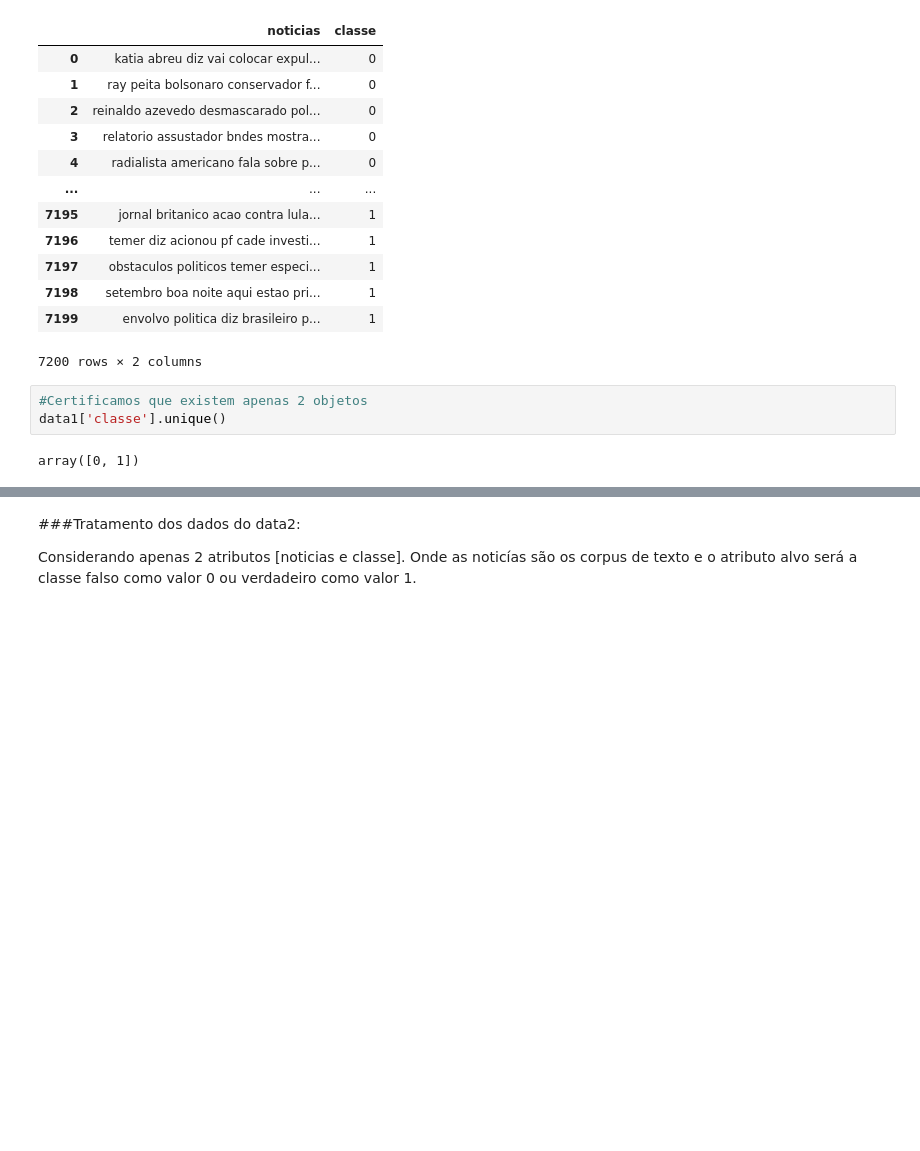
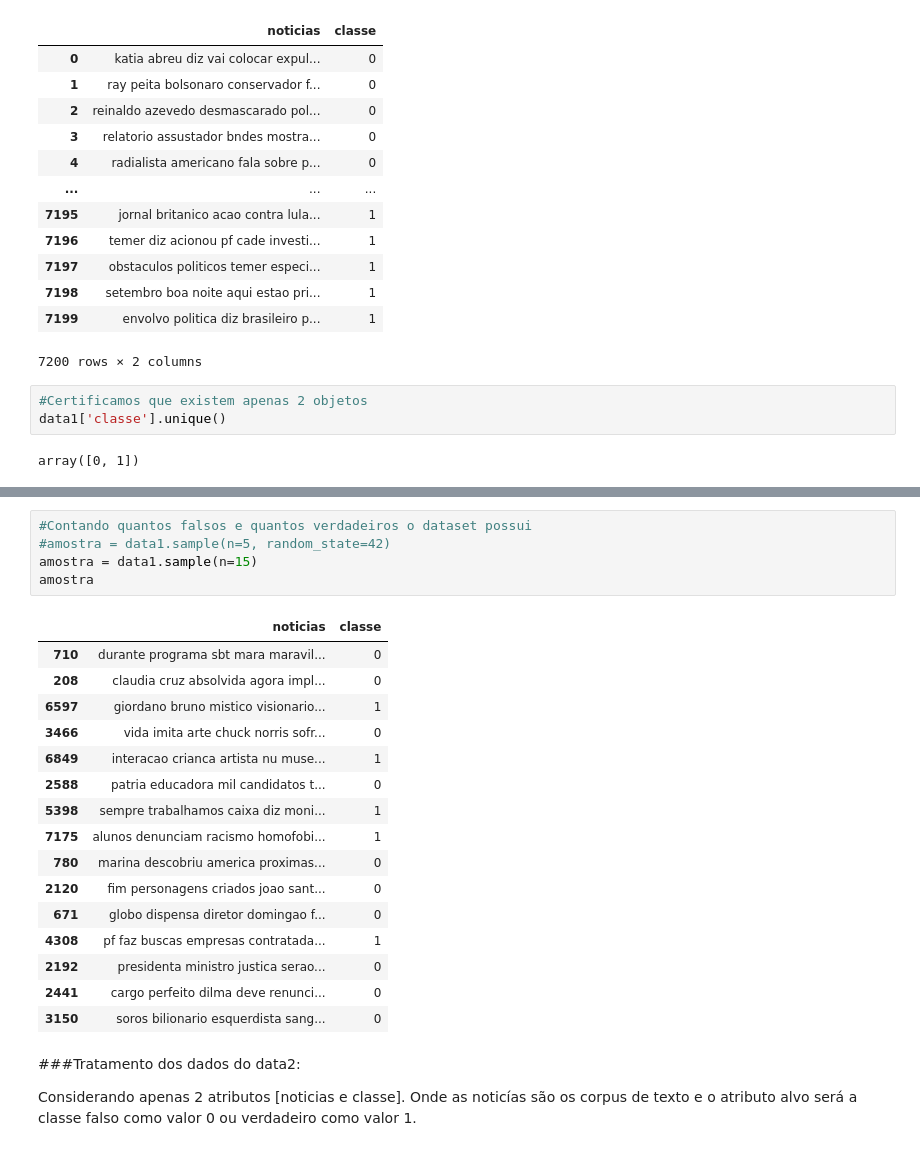
Before and after one commit to Edvandro-Nogueira/TCC-Univesp, a Jupyter notebook: TCC_Merge.ipynb, the cells around one changed output, grey strips where cells are left out. Drawn from its saved outputs; the diff is of its cells as text; blank space fills up the shorter version.

```diff
--- a/TCC_Merge.ipynb
+++ b/TCC_Merge.ipynb
@@ -68,3 +76,25 @@ array([0, 1])
+# %%
+#Contando quantos falsos e quantos verdadeiros o dataset possui
+#amostra = data1.sample(n=5, random_state=42)
+amostra = data1.sample(n=15)
+amostra
+# %% [output]
+|  | noticias | classe |
+| 710 | durante programa sbt mara maravil... | 0 |
+| 208 | claudia cruz absolvida agora impl... | 0 |
+| 6597 | giordano bruno mistico visionario... | 1 |
+| 3466 | vida imita arte chuck norris sofr... | 0 |
+| 6849 | interacao crianca artista nu muse... | 1 |
+| 2588 | patria educadora mil candidatos t... | 0 |
+| 5398 | sempre trabalhamos caixa diz moni... | 1 |
+| 7175 | alunos denunciam racismo homofobi... | 1 |
+| 780 | marina descobriu america proximas... | 0 |
+| 2120 | fim personagens criados joao sant... | 0 |
+| 671 | globo dispensa diretor domingao f... | 0 |
+| 4308 | pf faz buscas empresas contratada... | 1 |
+| 2192 | presidenta ministro justica serao... | 0 |
+| 2441 | cargo perfeito dilma deve renunci... | 0 |
+| 3150 | soros bilionario esquerdista sang... | 0 |
 # %% [markdown]
 ###Tratamento dos dados do data2:
 
```
Also changed, not shown: parts of 5 cells of this notebook.
